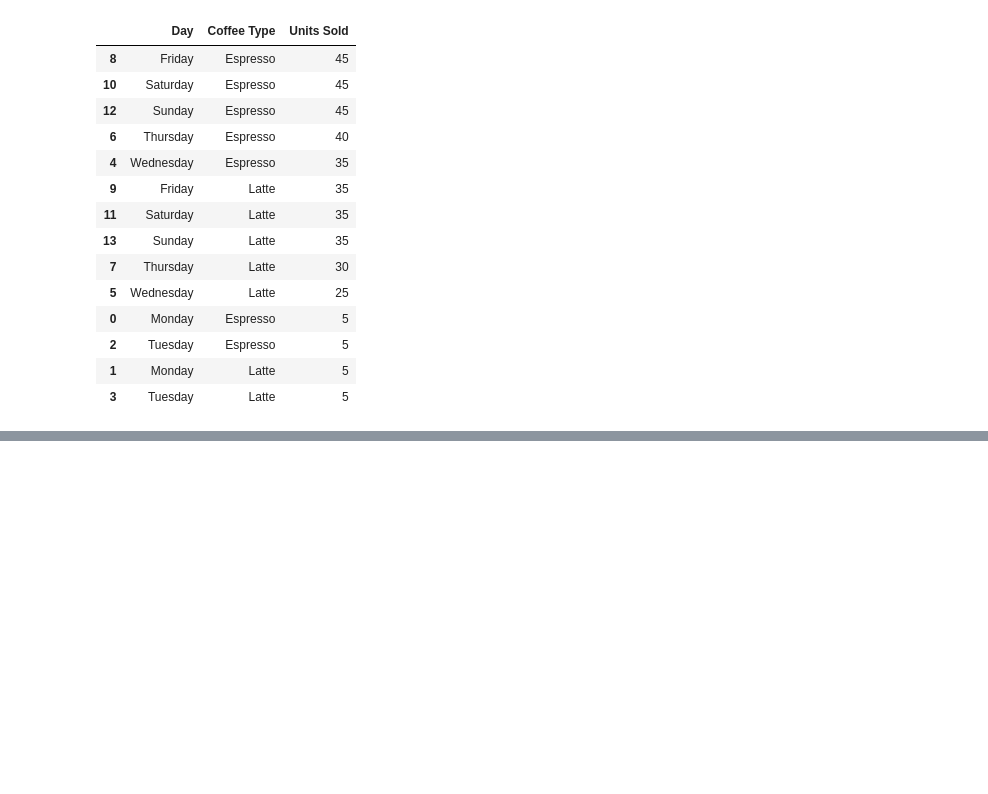
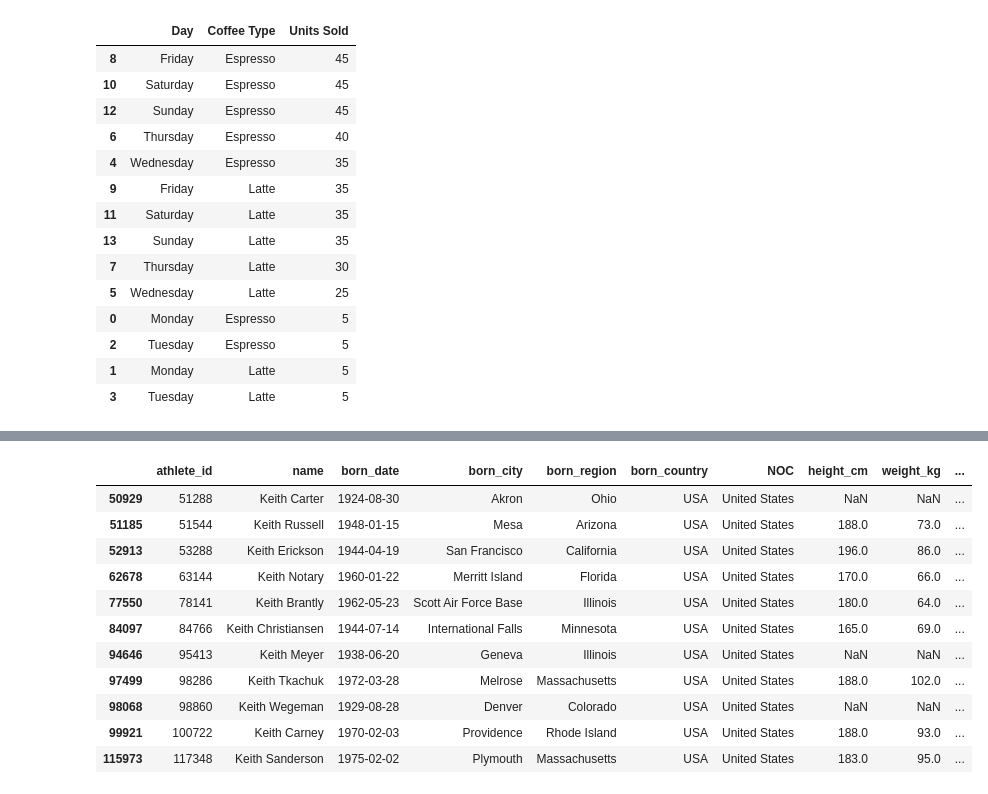
Before and after one commit to rajarajeswarir/Complete-Python-3-Bootcamp, a Jupyter notebook: Pandas_Refresher.ipynb, the cells around one changed output, grey strips where cells are left out. Saved outputs shown, nothing was run; the diff lists cells and outputs as text; code cells hidden in the pictures; blank space fills up the shorter version.

```diff
--- a/Pandas_Refresher.ipynb
+++ b/Pandas_Refresher.ipynb
@@ -167,0 +174,3 @@ df_coffee.sort_values(["Units Sold", "Coffee Type"], ascending=[0,1])
+# %%
+df_bios = pd.read_csv("bios.csv")
+display(df_bios.head())
@@ -167,0 +212,15 @@ df_coffee.sort_values(["Units Sold", "Coffee Type"], ascending=[0,1])
+# %%
+df_bios[df_bios['born_country'].isin(['USA', 'Canada']) & (df_bios['name'].str.startswith("Keith"))]
+# %% [output]
+|  | athlete_id | name | born_date | born_city | born_region | born_country | NOC | height_cm | weight_kg | ... |
+| 50929 | 51288 | Keith Carter | 1924-08-30 | Akron | Ohio | USA | United States | NaN | NaN | ... |
+| 51185 | 51544 | Keith Russell | 1948-01-15 | Mesa | Arizona | USA | United States | 188.0 | 73.0 | ... |
+| 52913 | 53288 | Keith Erickson | 1944-04-19 | San Francisco | California | USA | United States | 196.0 | 86.0 | ... |
+| 62678 | 63144 | Keith Notary | 1960-01-22 | Merritt Island | Florida | USA | United States | 170.0 | 66.0 | ... |
+| 77550 | 78141 | Keith Brantly | 1962-05-23 | Scott Air Force Base | Illinois | USA | United States | 180.0 | 64.0 | ... |
+| 84097 | 84766 | Keith Christiansen | 1944-07-14 | International Falls | Minnesota | USA | United States | 165.0 | 69.0 | ... |
+| 94646 | 95413 | Keith Meyer | 1938-06-20 | Geneva | Illinois | USA | United States | NaN | NaN | ... |
+| 97499 | 98286 | Keith Tkachuk | 1972-03-28 | Melrose | Massachusetts | USA | United States | 188.0 | 102.0 | ... |
+| 98068 | 98860 | Keith Wegeman | 1929-08-28 | Denver | Colorado | USA | United States | NaN | NaN | ... |
+| 99921 | 100722 | Keith Carney | 1970-02-03 | Providence | Rhode Island | USA | United States | 188.0 | 93.0 | ... |
+| 115973 | 117348 | Keith Sanderson | 1975-02-02 | Plymouth | Massachusetts | USA | United States | 183.0 | 95.0 | ... |
```
Also changed, not shown: parts of 7 cells of this notebook.
